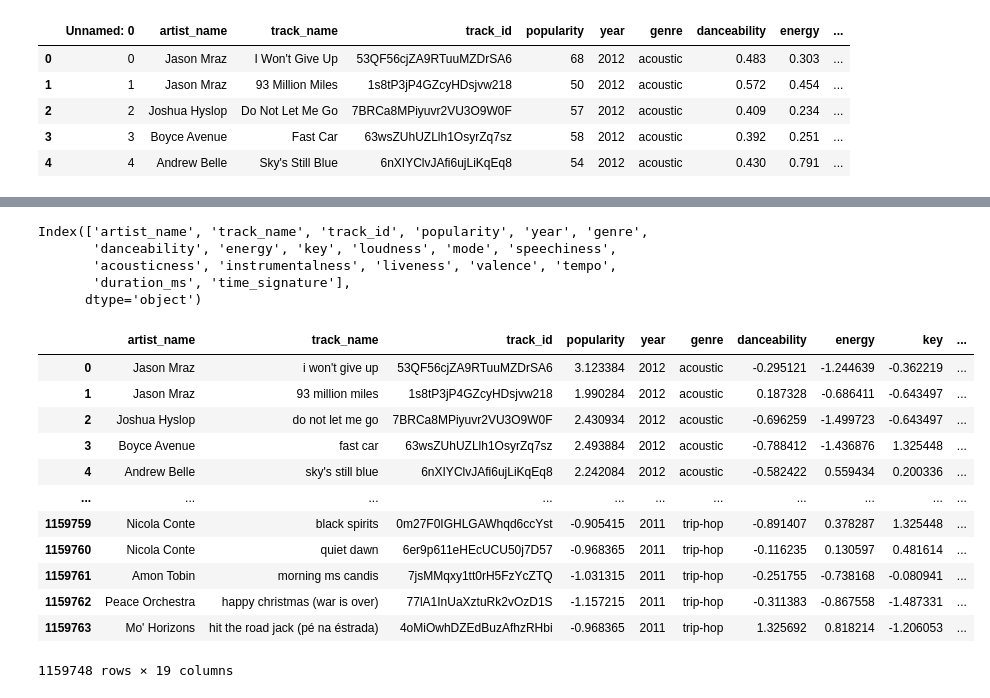
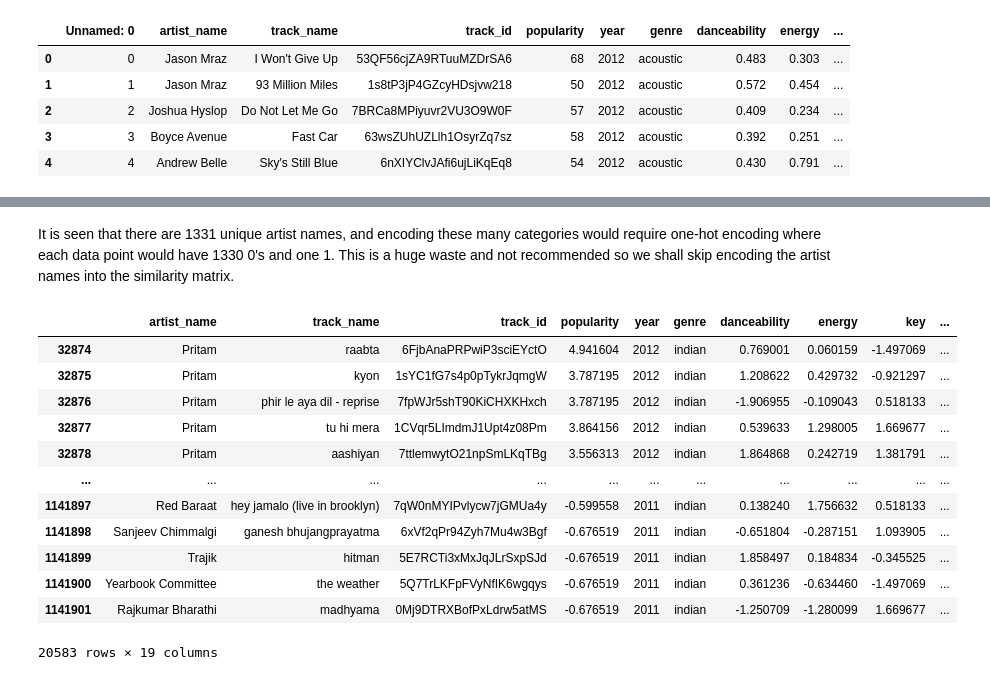
Before and after one commit to lonelyalpaca2003/Recommender-Model, a Jupyter notebook: notebooks/preprocess.ipynb, the cells around one changed output, grey strips where cells are left out. Saved outputs shown, nothing was run; the diff lists cells and outputs as text; code cells hidden in the pictures.

```diff
--- a/notebooks/preprocess.ipynb
+++ b/notebooks/preprocess.ipynb
@@ -40,0 +23,3 @@ memory usage: 168.1+ MB
+# %%
+df_ind = df[df['genre'] == 'indian']
+df_ind.shape
@@ -100,30 +57,25 @@ Name: count, Length: 82, dtype: int64
-# %%
-df.columns
-# %% [output]
-Index(['artist_name', 'track_name', 'track_id', 'popularity', 'year', 'genre',
-       'danceability', 'energy', 'key', 'loudness', 'mode', 'speechiness',
-       'acousticness', 'instrumentalness', 'liveness', 'valence', 'tempo',
-       'duration_ms', 'time_signature'],
-      dtype='object')
+# %% [markdown]
+It is seen that there are 1331 unique artist names, and encoding these many categories would require one-hot encoding where each data point would have 1330 0's and one 1. This is a huge waste and not recommended so we shall skip encoding the artist names into the similarity matrix.
 # %%
-df['track_name'] = df['track_name'].str.lower()
+df_ind = df_ind.copy()
+df_ind['track_name'] = df_ind['track_name'].str.lower()
 scaler = StandardScaler()
 features = ['popularity','danceability', 'energy', 'key', 'loudness', 'mode', 'speechiness',
        'acousticness', 'instrumentalness', 'liveness', 'valence', 'tempo',
        'duration_ms']
-df[features] = scaler.fit_transform(df[features])
-df
+df_ind[features] = scaler.fit_transform(df_ind[features])
+df_ind
 # %% [output]
 |  | artist_name | track_name | track_id | popularity | year | genre | danceability | energy | key | ... |
-| 0 | Jason Mraz | i won't give up | 53QF56cjZA9RTuuMZDrSA6 | 3.123384 | 2012 | acoustic | -0.295121 | -1.244639 | -0.362219 | ... |
-| 1 | Jason Mraz | 93 million miles | 1s8tP3jP4GZcyHDsjvw218 | 1.990284 | 2012 | acoustic | 0.187328 | -0.686411 | -0.643497 | ... |
-| 2 | Joshua Hyslop | do not let me go | 7BRCa8MPiyuvr2VU3O9W0F | 2.430934 | 2012 | acoustic | -0.696259 | -1.499723 | -0.643497 | ... |
-| 3 | Boyce Avenue | fast car | 63wsZUhUZLlh1OsyrZq7sz | 2.493884 | 2012 | acoustic | -0.788412 | -1.436876 | 1.325448 | ... |
-| 4 | Andrew Belle | sky's still blue | 6nXIYClvJAfi6ujLiKqEq8 | 2.242084 | 2012 | acoustic | -0.582422 | 0.559434 | 0.200336 | ... |
+| 32874 | Pritam | raabta | 6FjbAnaPRPwiP3sciEYctO | 4.941604 | 2012 | indian | 0.769001 | 0.060159 | -1.497069 | ... |
+| 32875 | Pritam | kyon | 1sYC1fG7s4p0pTykrJqmgW | 3.787195 | 2012 | indian | 1.208622 | 0.429732 | -0.921297 | ... |
+| 32876 | Pritam | phir le aya dil - reprise | 7fpWJr5shT90KiCHXKHxch | 3.787195 | 2012 | indian | -1.906955 | -0.109043 | 0.518133 | ... |
+| 32877 | Pritam | tu hi mera | 1CVqr5LImdmJ1Upt4z08Pm | 3.864156 | 2012 | indian | 0.539633 | 1.298005 | 1.669677 | ... |
+| 32878 | Pritam | aashiyan | 7ttlemwytO21npSmLKqTBg | 3.556313 | 2012 | indian | 1.864868 | 0.242719 | 1.381791 | ... |
 | ... | ... | ... | ... | ... | ... | ... | ... | ... | ... | ... |
-| 1159759 | Nicola Conte | black spirits | 0m27F0IGHLGAWhqd6ccYst | -0.905415 | 2011 | trip-hop | -0.891407 | 0.378287 | 1.325448 | ... |
-| 1159760 | Nicola Conte | quiet dawn | 6er9p611eHEcUCU50j7D57 | -0.968365 | 2011 | trip-hop | -0.116235 | 0.130597 | 0.481614 | ... |
-| 1159761 | Amon Tobin | morning ms candis | 7jsMMqxy1tt0rH5FzYcZTQ | -1.031315 | 2011 | trip-hop | -0.251755 | -0.738168 | -0.080941 | ... |
-| 1159762 | Peace Orchestra | happy christmas (war is over) | 77lA1InUaXztuRk2vOzD1S | -1.157215 | 2011 | trip-hop | -0.311383 | -0.867558 | -1.487331 | ... |
-| 1159763 | Mo' Horizons | hit the road jack (pé na éstrada) | 4oMiOwhDZEdBuzAfhzRHbi | -0.968365 | 2011 | trip-hop | 1.325692 | 0.818214 | -1.206053 | ... |
+| 1141897 | Red Baraat | hey jamalo (live in brooklyn) | 7qW0nMYIPvlycw7jGMUa4y | -0.599558 | 2011 | indian | 0.138240 | 1.756632 | 0.518133 | ... |
+| 1141898 | Sanjeev Chimmalgi | ganesh bhujangprayatma | 6xVf2qPr94Zyh7Mu4w3Bgf | -0.676519 | 2011 | indian | -0.651804 | -0.287151 | 1.093905 | ... |
+| 1141899 | Trajik | hitman | 5E7RCTi3xMxJqJLrSxpSJd | -0.676519 | 2011 | indian | 1.858497 | 0.184834 | -0.345525 | ... |
+| 1141900 | Yearbook Committee | the weather | 5Q7TrLKFpFVyNfIK6wgqys | -0.676519 | 2011 | indian | 0.361236 | -0.634460 | -1.497069 | ... |
+| 1141901 | Rajkumar Bharathi | madhyama | 0Mj9DTRXBofPxLdrw5atMS | -0.676519 | 2011 | indian | -1.250709 | -1.280099 | 1.669677 | ... |
-1159748 rows × 19 columns
+20583 rows × 19 columns
```
Also changed, not shown: parts of 13 cells of this notebook, 5 other files.
